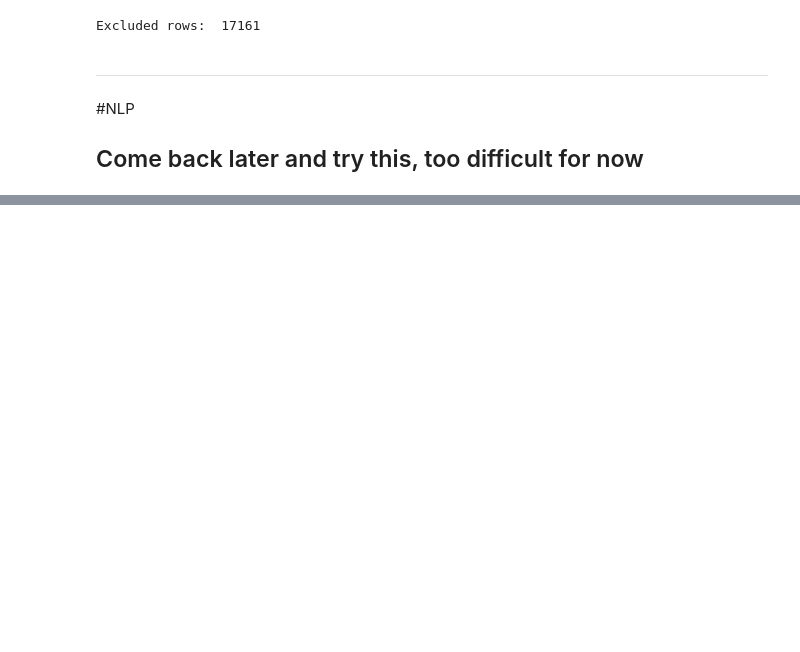
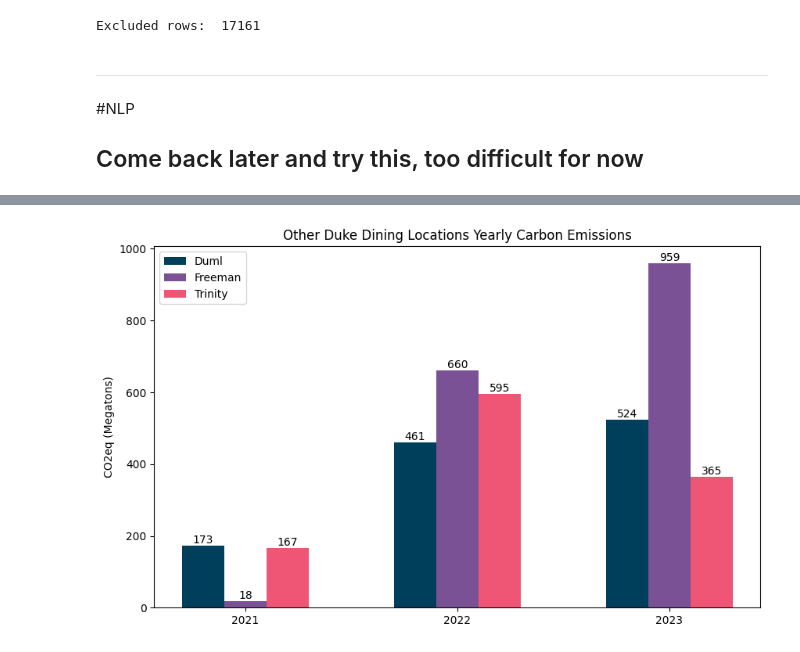
Before and after one commit to ethansong206/Climate-Plus-Project, a Jupyter notebook: DataCleaning.ipynb, the cells around one changed output, grey strips where cells are left out. Cells and saved outputs as stored; diff of their text form; code cells hidden in the pictures; blank space fills up the shorter version.

```diff
--- a/DataCleaning.ipynb
+++ b/DataCleaning.ipynb
@@ -534,8 +534,8 @@ spices_er = .87
 legumes_er = 1.8 #sarah bridle beans and pulses
 grain_er = .226
 pork_er = 10.2 #sarah bridle
-beef_er = 43.7 #sarah bridle
-#beef_er = 26.45 #heller
+#beef_er = 43.7 #sarah bridle
+beef_er = 26.45 #heller
 yogurt_er = 2.02
 milk_er = 2.5 #sarah bridle
 seafood_er = 5.72 #average of seafood, update Master spreadsheet
@@ -552,7 +552,7 @@ tofu_er = 2.1 #sarah bridle
 chocolate_er = 4.56
 water_er = .46
 soda_er = .5 * sugar_er + .5 * water_er #change later
-coffee_er = 0 #update later
+coffee_er = .5 #update later, unverified
 butter_er = 11.92
 sausage_er = .5 * beef_er + .5 * pork_er
 vegetable_base_er = (1/68) * vegetable_er + (67/68) * water_er
@@ -564,7 +564,7 @@ tempeh_er = .486
 beef_base_er = (1/68) * beef_er + (67/68) * water_er
 seafood_base_er = (1/68) * seafood_er + (67/68) * water_er
 seafood_soup_er = .05 * seafood_er + .95 * seafood_base_er
-cheese_sub_er = 0 #replace later
+cheese_sub_er = 7.6 #replace later, unverified
 vegetable_soup_er = .05 * vegetable_er + .95 * vegetable_base_er
 lamb_er = 22.9
 gyro_meat_er = .8 * beef_er + .2 * lamb_er
@@ -837,3 +868,46 @@ Trinity Cafe in 2022 was responsible for  595.1205070068 Megatons of CO2e
+# %%
+#@title Analyze All But Marketplace
+df_duml = pd.concat([DDFY20[DDFY20['Unit Name'] == 'DuML'],
+                     DDFY21[DDFY21['Unit Name'] == 'DuML'],
+                     DDFY22[DDFY22['Unit Name'] == 'DuML'],
+                     DDFY23[DDFY23['Unit Name'] == 'DuML']], axis=0)
+df_freeman = pd.concat([DDFY20[DDFY20['Unit Name'] == 'Freeman'],
+                        DDFY21[DDFY21['Unit Name'] == 'Freeman'],
+                        DDFY22[DDFY22['Unit Name'] == 'Freeman'],
+                        DDFY23[DDFY23['Unit Name'] == 'Freeman']], axis=0)
+df_trinity = pd.concat([DDFY20[DDFY20['Unit Name'] == 'Trinity'],
+                        DDFY21[DDFY21['Unit Name'] == 'Trinity'],
+                        DDFY22[DDFY22['Unit Name'] == 'Trinity'],
+                        DDFY23[DDFY23['Unit Name'] == 'Trinity']], axis=0)
+
+fig1, ax1 = plt.subplots(figsize=(10, 6))
+
+years1 = (df_duml.groupby('Fiscal Year')['CO2e(kg)'].sum() / 1000).index
+counts_duml = (df_duml.groupby('Fiscal Year')['CO2e(kg)'].sum() / 1000)
+counts_freeman = (df_freeman.groupby('Fiscal Year')['CO2e(kg)'].sum() / 1000)
+counts_trinity = (df_trinity.groupby('Fiscal Year')['CO2e(kg)'].sum() / 1000)
+
+bar_width = 0.2
+bar_positions_duml = np.arange(len(years1))
+bar_positions_freeman = bar_positions_duml + bar_width
+bar_positions_trinity = bar_positions_duml + 2 * bar_width
+bar_colors = ['#003f5c', '#7a5195', '#ef5675', '#ffa600']
+bars_duml = ax1.bar(bar_positions_duml, counts_duml, width=bar_width, color=bar_colors[0], label='Duml')
+bars_freeman = ax1.bar(bar_positions_freeman, counts_freeman, width=bar_width, color=bar_colors[1], label='Freeman')
+bars_trinity = ax1.bar(bar_positions_trinity, counts_trinity, width=bar_width, color=bar_colors[2], label='Trinity')
+
+ax1.set_ylabel('CO2eq (Megatons)')
+ax1.set_title('Other Duke Dining Locations Yearly Carbon Emissions')
+ax1.bar_label(bars_duml , fmt='{:,.0f}')
+ax1.bar_label(bars_freeman , fmt='{:,.0f}')
+ax1.bar_label(bars_trinity , fmt='{:,.0f}')
+ax1.set_xticks(bar_positions_duml + bar_width)
+ax1.set_xticklabels(years1)
+
+plt.legend()
+plt.show()
+# %% [output]
+[figure, added]
 # %%
 #DD22.to_csv('DD22.csv', encoding = 'utf-8-sig')
 #files.download('DD22.csv')
```
Also changed, not shown: parts of 12 cells of this notebook.
